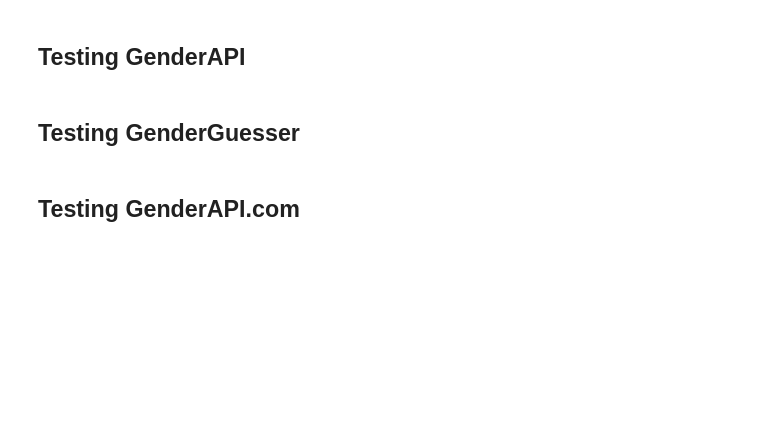
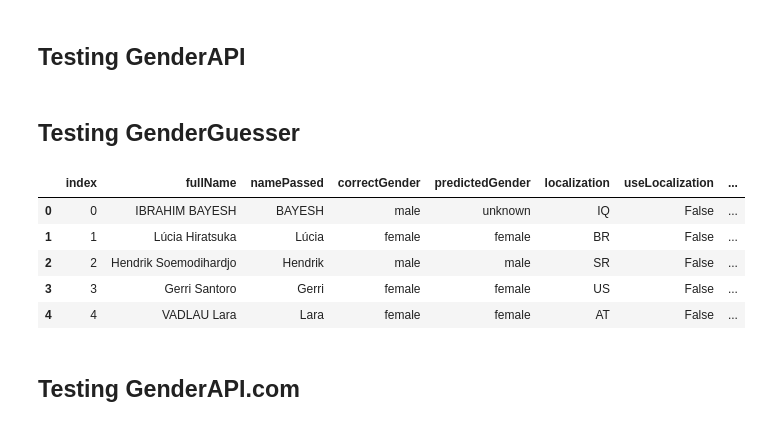
Before and after one commit to Briefgarde/name2genderresearch, a Jupyter notebook: notebooks/helpers/serviveHandlerTesting.ipynb, the cells around one changed output. Cells and saved outputs as stored; diff of their text form; code cells hidden in the pictures; blank space fills up the shorter version.

```diff
--- a/notebooks/helpers/serviveHandlerTesting.ipynb
+++ b/notebooks/helpers/serviveHandlerTesting.ipynb
@@ -41,9 +41,16 @@ df
 # %% [markdown]
 ## Testing GenderGuesser
 # %%
-# genderGuesserHandler = handler.GenderGuesserHandler(df)
+genderGuesserHandler = handler.GenderGuesserHandler(df)
 
-# genderGuesserHandler.get_prediction()
+genderGuesserHandler.get_prediction(useLocalization=False)
+# %% [output]
+|  | index | fullName | namePassed | correctGender | predictedGender | localization | useLocalization | ... |
+| 0 | 0 | IBRAHIM BAYESH | BAYESH | male | unknown | IQ | False | ... |
+| 1 | 1 | Lúcia Hiratsuka | Lúcia | female | female | BR | False | ... |
+| 2 | 2 | Hendrik Soemodihardjo | Hendrik | male | male | SR | False | ... |
+| 3 | 3 | Gerri Santoro | Gerri | female | female | US | False | ... |
+| 4 | 4 | VADLAU Lara | Lara | female | female | AT | False | ... |
 # %% [markdown]
 ## Testing GenderAPI.com
 # %%
```
Also changed, not shown: parts of 4 cells of this notebook, 1 other file.
